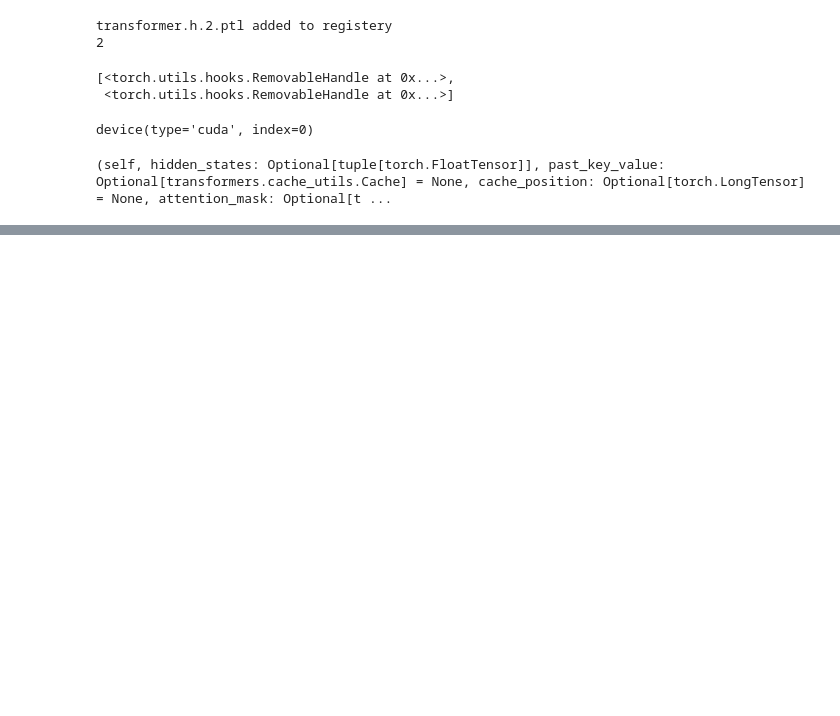
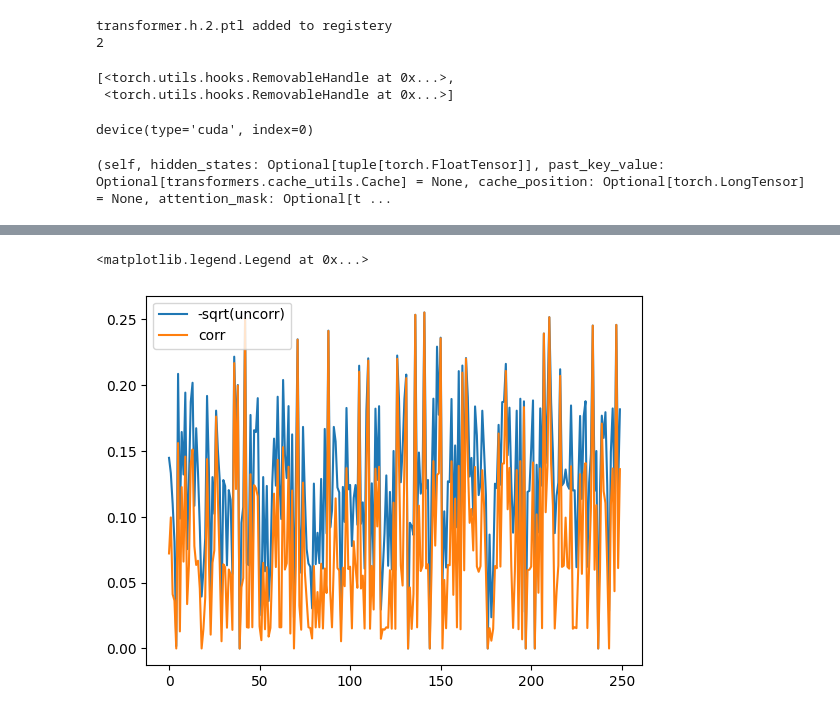
Before and after one commit to NueveCuatro/llm_watermarking_testbed, a Jupyter notebook: test.ipynb, the cells around one changed output, grey strips where cells are left out. Saved outputs shown, nothing was run; the diff lists cells and outputs as text; code cells hidden in the pictures; blank space fills up the shorter version.

```diff
--- a/test.ipynb
+++ b/test.ipynb
@@ -714,0 +744,14 @@ model.hfmodel.transformer.h.insert(2, dummy_layer)
+# %%
+import pandas as pd
+import os
+from pathlib import Path
+import matplotlib.pyplot as plt
+
+root = Path.cwd()
+# %%
+csv_uncorr_path = root / "wandb_export_2025-11-21T16_03_11.226+01_00.csv"
+csv_corr_path = root / "wandb_export_2025-11-21T16_18_40.611+01_00.csv"
+# %%
+df_uncorr = pd.read_csv(csv_uncorr_path)
+df_corr = pd.read_csv(csv_corr_path)
+df_uncorr.head()
@@ -714,0 +765,3 @@ model.hfmodel.transformer.h.insert(2, dummy_layer)
+# %%
+list_uncorr = df_uncorr["rope_gpt2_openwebtext_100k_lc_1_lu_1_theta_10_train - loss_uncor"].to_numpy()
+list_corr = df_corr["rope_gpt2_openwebtext_100k_lc_1_lu_1_theta_10_train - loss_corr"]
@@ -714,0 +770,8 @@ model.hfmodel.transformer.h.insert(2, dummy_layer)
+# %%
+plt.plot(list_uncorr, label='-sqrt(uncorr)')
+# plt.plot(sqrt_uncorr, label='sqrt(uncorr)')
+plt.plot(list_corr**2, label='corr')
+plt.legend()
+# %% [output]
+<matplotlib.legend.Legend at 0x...>
+[figure, added]
```
Also changed, not shown: parts of 19 cells of this notebook, 10 other files.
